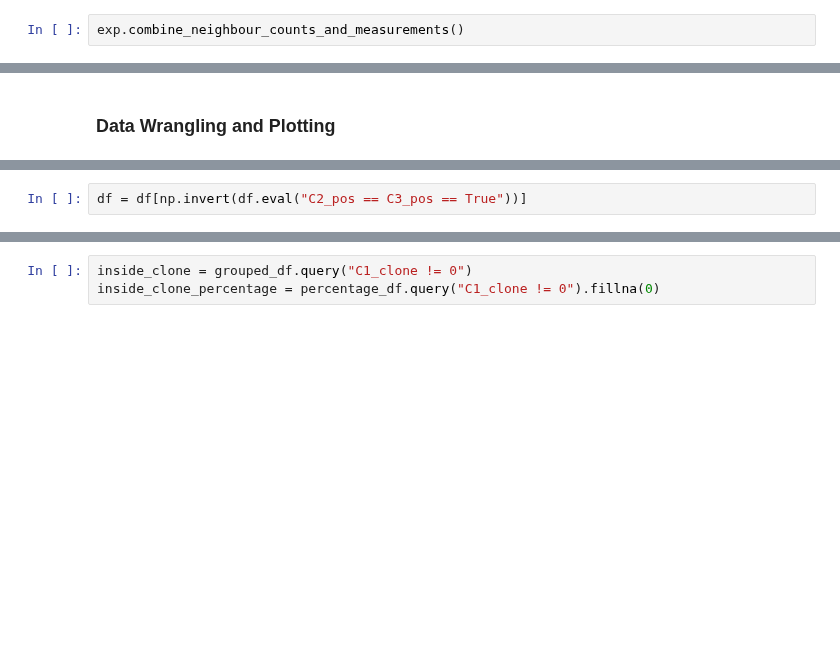
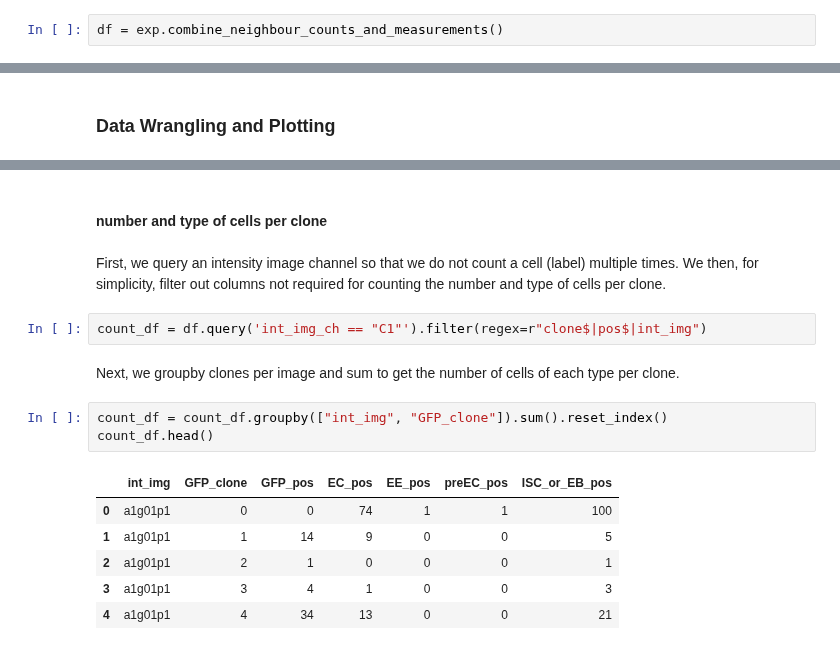
Before and after one commit to morriso1/clonedetective, a Jupyter notebook: 03_Tutorial_simple_walkthrough.ipynb, the cells around one changed output, grey strips where cells are left out. Cells and saved outputs as stored; diff of their text form; blank space fills up the shorter version.

```diff
--- a/03_Tutorial_simple_walkthrough.ipynb
+++ b/03_Tutorial_simple_walkthrough.ipynb
@@ -507,4 +505,4 @@ exp.results_clones_and_neighbour_counts["GFP"].head()
 # %% [markdown]
 Next, we combine these dataframes together, along with the original `CloneCounter.results_measurements` dataframe, to return a final tidy dataframe that contains information on all cell properties (e.g. mean_intensity), whether a cell inside a clone, and the number and type of neighbours a cell has:
 # %%
-exp.combine_neighbour_counts_and_measurements()
+df = exp.combine_neighbour_counts_and_measurements()
@@ -534,3 +524 @@ from py_clone_detective import clone_analysis as ca
 idx = pd.IndexSlice
-# %%
-df = df[np.invert(df.eval("C2_pos == C3_pos == True"))]
@@ -567,3 +525,18 @@ C3_pos_count = C3_pos_count / Total * 100
-# %%
-inside_clone = grouped_df.query("C1_clone != 0")
-inside_clone_percentage = percentage_df.query("C1_clone != 0").fillna(0)
+# %% [markdown]
+#### number and type of cells per clone
+# %% [markdown]
+First, we query an intensity image channel so that we do not count a cell (label) multiple times. We then, for simplicity, filter out columns not required for counting the number and type of cells per clone.
+# %%
+count_df = df.query('int_img_ch == "C1"').filter(regex=r"clone$|pos$|int_img")
+# %% [markdown]
+Next, we groupby clones per image and sum to get the number of cells of each type per clone.
+# %%
+count_df = count_df.groupby(["int_img", "GFP_clone"]).sum().reset_index()
+count_df.head()
+# %% [output]
+|  | int_img | GFP_clone | GFP_pos | EC_pos | EE_pos | preEC_pos | ISC_or_EB_pos |
+| 0 | a1g01p1 | 0 | 0 | 74 | 1 | 1 | 100 |
+| 1 | a1g01p1 | 1 | 14 | 9 | 0 | 0 | 5 |
+| 2 | a1g01p1 | 2 | 1 | 0 | 0 | 0 | 1 |
+| 3 | a1g01p1 | 3 | 4 | 1 | 0 | 0 | 3 |
+| 4 | a1g01p1 | 4 | 34 | 13 | 0 | 0 | 21 |
```
Also changed, not shown: parts of 27 cells of this notebook, 4 other files.
